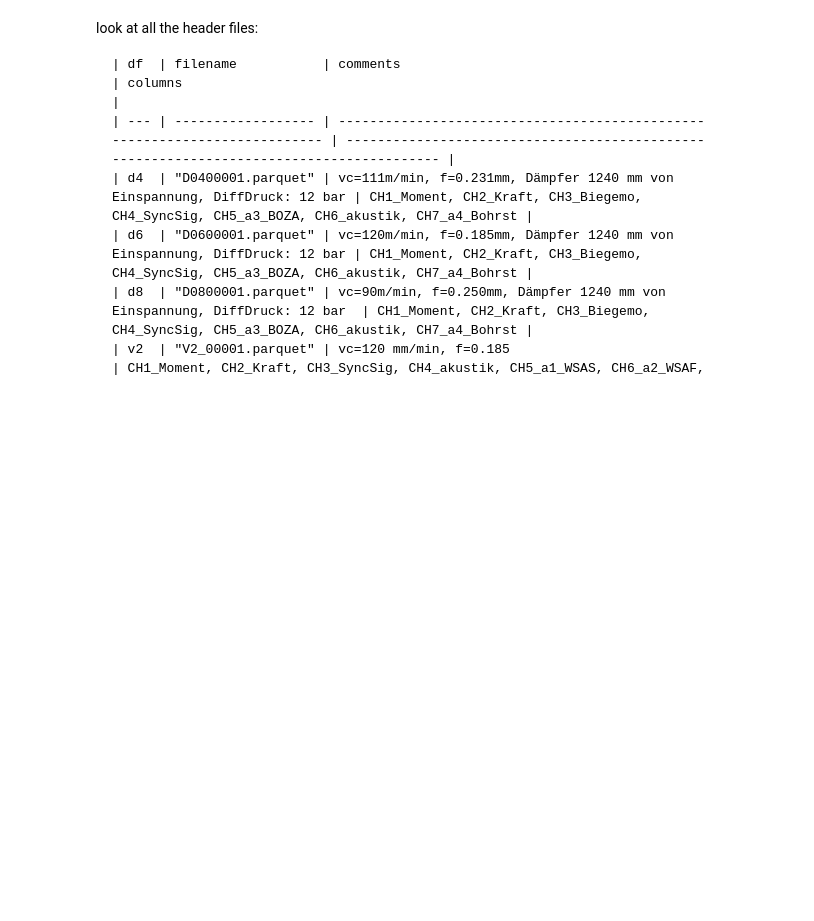
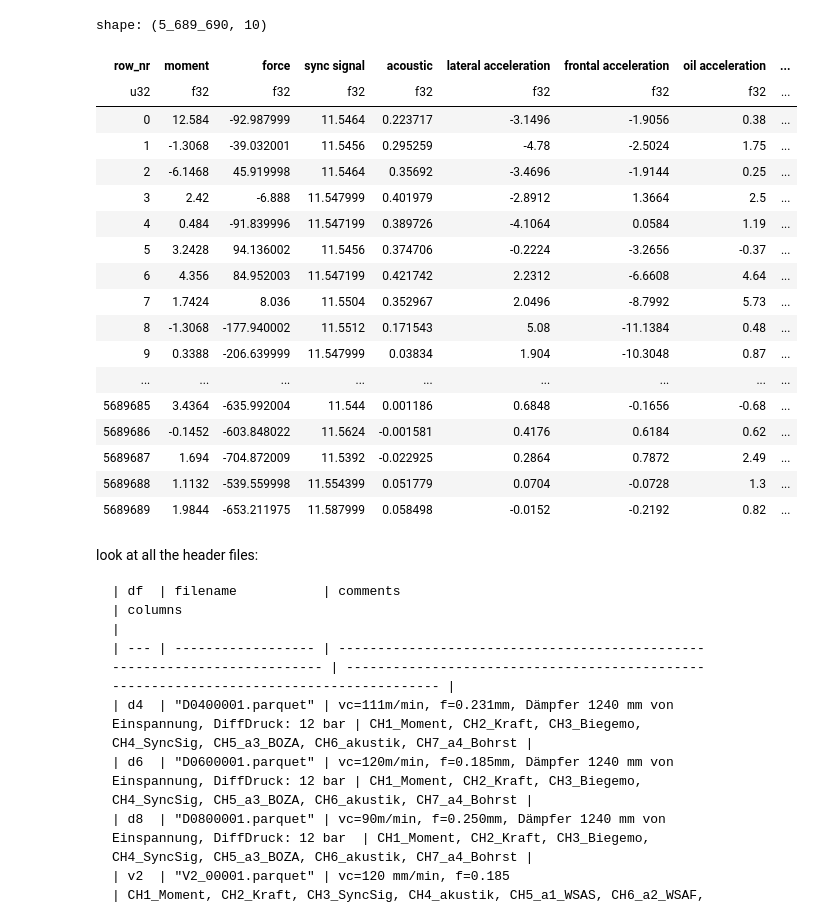
Before and after one commit to tadeohepperle/case-studies-bta-deep-hole-drilling, a Jupyter notebook: project2.ipynb, the cells around one changed output. Cells and saved outputs as stored; diff of their text form; code cells hidden in the pictures; blank space fills up the shorter version.

```diff
--- a/project2.ipynb
+++ b/project2.ipynb
@@ -53,6 +86,28 @@ v17: pl.DataFrame = v17
 v20: pl.DataFrame = v20
 v24: pl.DataFrame = v24
 v25: pl.DataFrame = v25
+# %%
+v17
+# %% [output]
+shape: (5_689_690, 10)
+| row_nr | moment | force | sync signal | acoustic | lateral acceleration | frontal acceleration | oil acceleration | ... |
+| u32 | f32 | f32 | f32 | f32 | f32 | f32 | f32 | ... |
+| 0 | 12.584 | -92.987999 | 11.5464 | 0.223717 | -3.1496 | -1.9056 | 0.38 | ... |
+| 1 | -1.3068 | -39.032001 | 11.5456 | 0.295259 | -4.78 | -2.5024 | 1.75 | ... |
+| 2 | -6.1468 | 45.919998 | 11.5464 | 0.35692 | -3.4696 | -1.9144 | 0.25 | ... |
+| 3 | 2.42 | -6.888 | 11.547999 | 0.401979 | -2.8912 | 1.3664 | 2.5 | ... |
+| 4 | 0.484 | -91.839996 | 11.547199 | 0.389726 | -4.1064 | 0.0584 | 1.19 | ... |
+| 5 | 3.2428 | 94.136002 | 11.5456 | 0.374706 | -0.2224 | -3.2656 | -0.37 | ... |
+| 6 | 4.356 | 84.952003 | 11.547199 | 0.421742 | 2.2312 | -6.6608 | 4.64 | ... |
+| 7 | 1.7424 | 8.036 | 11.5504 | 0.352967 | 2.0496 | -8.7992 | 5.73 | ... |
+| 8 | -1.3068 | -177.940002 | 11.5512 | 0.171543 | 5.08 | -11.1384 | 0.48 | ... |
+| 9 | 0.3388 | -206.639999 | 11.547999 | 0.03834 | 1.904 | -10.3048 | 0.87 | ... |
+| ... | ... | ... | ... | ... | ... | ... | ... | ... |
+| 5689685 | 3.4364 | -635.992004 | 11.544 | 0.001186 | 0.6848 | -0.1656 | -0.68 | ... |
+| 5689686 | -0.1452 | -603.848022 | 11.5624 | -0.001581 | 0.4176 | 0.6184 | 0.62 | ... |
+| 5689687 | 1.694 | -704.872009 | 11.5392 | -0.022925 | 0.2864 | 0.7872 | 2.49 | ... |
+| 5689688 | 1.1132 | -539.559998 | 11.554399 | 0.051779 | 0.0704 | -0.0728 | 1.3 | ... |
+| 5689689 | 1.9844 | -653.211975 | 11.587999 | 0.058498 | -0.0152 | -0.2192 | 0.82 | ... |
 # %% [markdown]
 look at all the header files:
 
```
Also changed, not shown: parts of 4 cells of this notebook, 11 other files.
